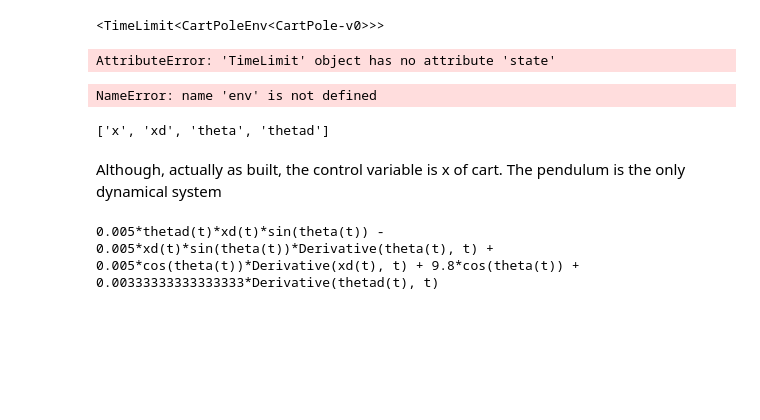
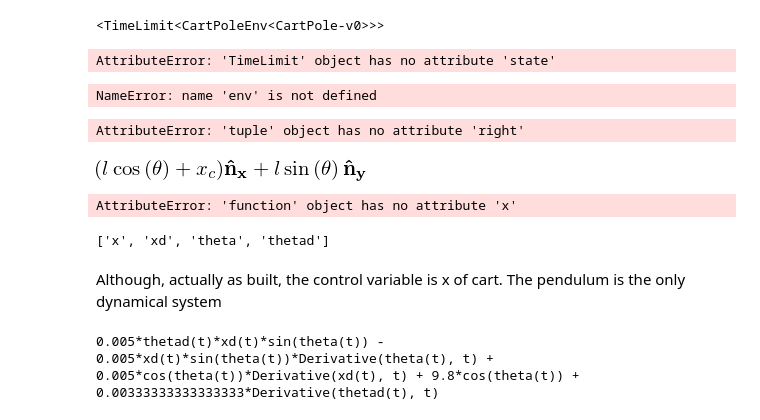
Before and after one commit to philzook58/cart_pole, a Jupyter notebook: openai_gym.ipynb, the cells around one changed output. Cells and saved outputs as stored; diff of their text form; code cells hidden in the pictures; blank space fills up the shorter version.

```diff
--- a/openai_gym.ipynb
+++ b/openai_gym.ipynb
@@ -173,4 +216,7 @@ import sympy as sym
 # %%
 t= sym.Symbol('t')
 # %%
-l, m, rho,
+l, m, rho = sym.symbols('l m \rho')
+# %%
+state = map( lambda y: sym.Function(y)(t),'x_c dx_c \\theta \\theta'.split() )
+xc, dxc, theta, dtheta = state
@@ -177,3 +225,15 @@ l, m, rho,
+# %%
+N = ReferenceFrame('N')
+# %%
+xp = (xc + l * sym.cos(theta)) *  N.x + l * sym.sin(theta) * N.y
+xp
+# %% [output]
+AttributeError: 'tuple' object has no attribute 'right'
+[figure, added]
+# %%
+vp = sym.diff(N.x, t)
+# %% [output]
+AttributeError: 'function' object has no attribute 'x'
 # %%
 state = map( lambda y: sym.Function(y)(t),'x xd theta thetad'.split() )
 x, xd, theta, thetad = state
```
Also changed, not shown: parts of 7 cells of this notebook, 4 other files.
